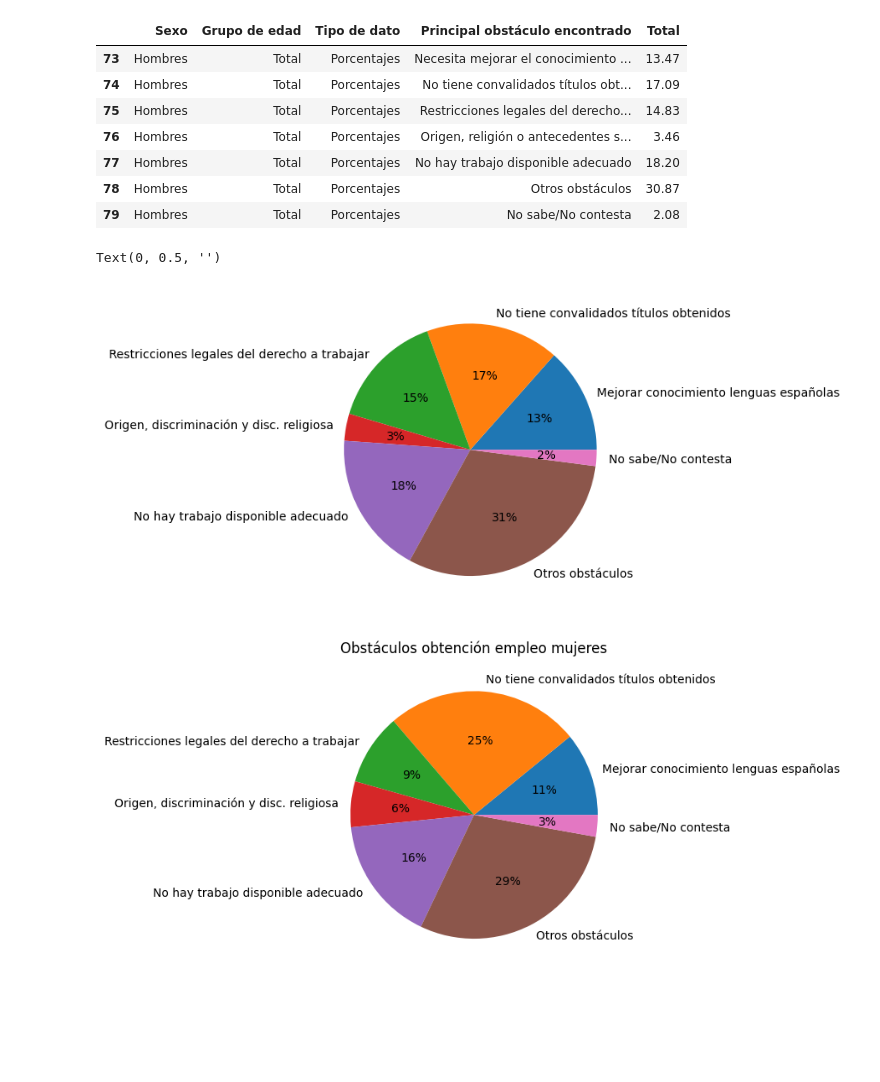
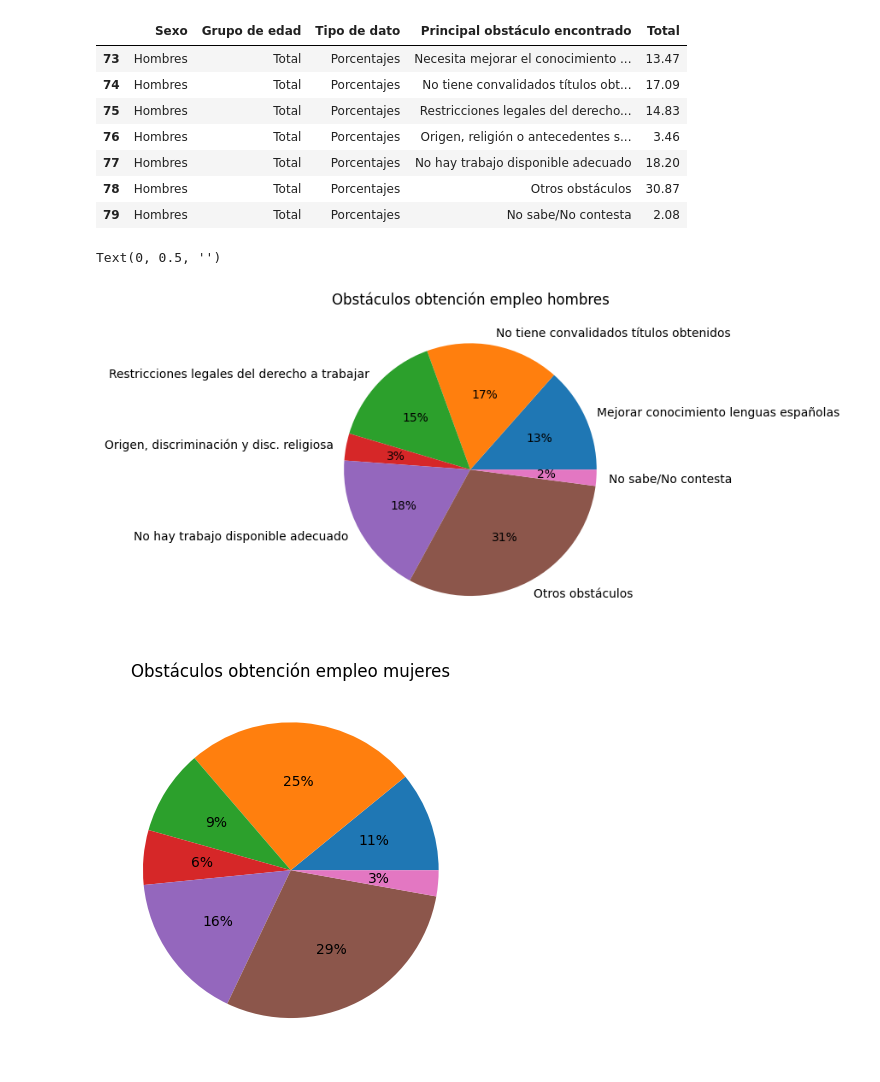
Before and after one commit to JaredR33/EDA, a Jupyter notebook: notebooks/EDA2.ipynb, the cells around one changed output. Cells and saved outputs as stored; diff of their text form; code cells hidden in the pictures; blank space fills up the shorter version.

```diff
--- a/notebooks/EDA2.ipynb
+++ b/notebooks/EDA2.ipynb
@@ -410,11 +440,11 @@ df_obs_h
 labels = ['Mejorar conocimiento lenguas españolas','No tiene convalidados títulos obtenidos', 'Restricciones legales del derecho a trabajar', 'Origen, discriminación y disc. religiosa', 'No hay trabajo disponible adecuado', 'Otros obstáculos', 'No sabe/No contesta']
 # %%
 
-df_obs_h.plot(x = 'Principal obstáculo encontrado',y = 'Total', kind='pie', labels = labels, autopct='%.0f%%', legend=False)
+df_obs_h.plot(x = 'Principal obstáculo encontrado',y = 'Total', kind='pie', labels = labels, autopct='%.0f%%', legend=False, title='Obstáculos obtención empleo hombres')
 plt.ylabel('')
-df_obs_m.plot(x = 'Principal obstáculo encontrado', y = 'Total', kind='pie', labels = labels, autopct='%.0f%%', legend=False,  title='Obstáculos obtención empleo mujeres')
+df_obs_m.plot(x = 'Principal obstáculo encontrado', y = 'Total', kind='pie', labels = None, autopct='%.0f%%', legend=False,  title='Obstáculos obtención empleo mujeres')
 plt.ylabel('')
 # %% [output]
 Text(0, 0.5, '')
-[figure, old version]
+[figure, new version]
-[figure, old version]
+[figure, new version]
```
Also changed, not shown: parts of 9 cells of this notebook, 6 other files.
